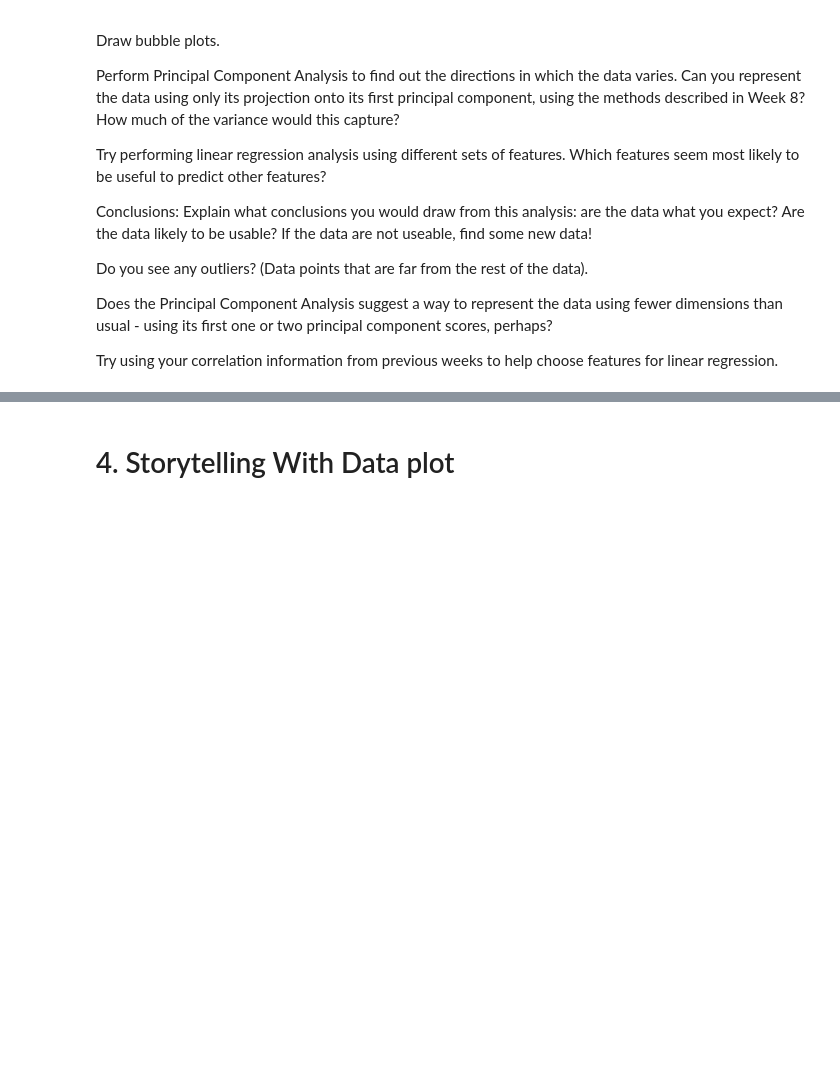
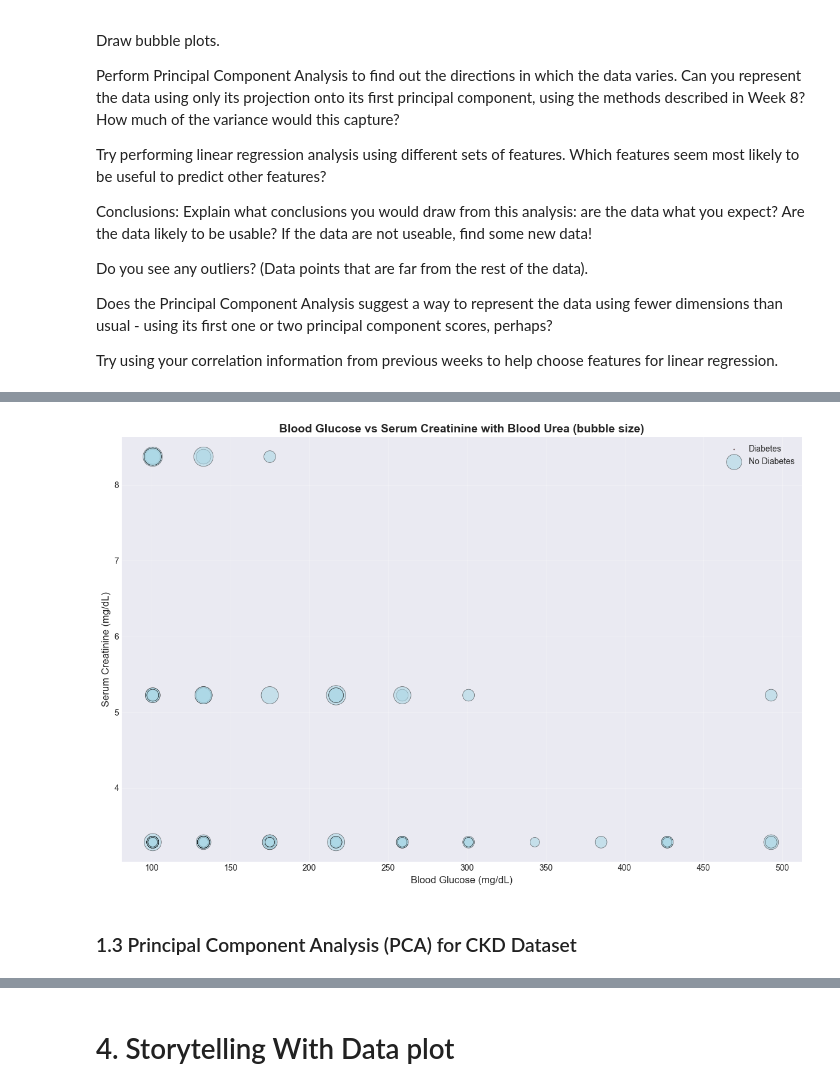
Before and after one commit to reynolkb-bu/bu-cds-dx699-2025-summer, a Jupyter notebook: notebooks/week-9/OMDS-ModB2-Week9-Reynolds-Kyle.ipynb, the cells around one changed output, grey strips where cells are left out. Cells and saved outputs as stored; diff of their text form; code cells hidden in the pictures; blank space fills up the shorter version.

```diff
--- a/notebooks/week-9/OMDS-ModB2-Week9-Reynolds-Kyle.ipynb
+++ b/notebooks/week-9/OMDS-ModB2-Week9-Reynolds-Kyle.ipynb
@@ -92,0 +274,44 @@ Try using your correlation information from previous weeks to help choose featur
+# %%
+fig, ax = plt.subplots(figsize=(12, 8))
+
+bubble_data2 = ckd_df_clean[['blood_glucose_random_numeric', 'serum_creatinine_numeric',
+                             'blood_urea_numeric', 'diabetes_mellitus']].dropna()
+
+bubble_data2 = bubble_data2[bubble_data2['serum_creatinine_numeric'] < 10]
+bubble_data2 = bubble_data2[bubble_data2['blood_urea_numeric'] < 200]
+
+bubble_data2['diabetes_binary'] = (bubble_data2['diabetes_mellitus'] == 'yes').astype(int)
+
+diabetes_yes = bubble_data2[bubble_data2['diabetes_binary'] == 1]
+diabetes_no = bubble_data2[bubble_data2['diabetes_binary'] == 0]
+
+scatter1 = ax.scatter(diabetes_yes['blood_glucose_random_numeric'],
+                     diabetes_yes['serum_creatinine_numeric'],
+                     s=diabetes_yes['blood_urea_numeric'] * 3,
+                     alpha=0.6,
+                     c='darkred',
+                     edgecolors='black',
+                     linewidth=0.5,
+                     label='Diabetes')
+
+scatter2 = ax.scatter(diabetes_no['blood_glucose_random_numeric'],
+                     diabetes_no['serum_creatinine_numeric'],
+                     s=diabetes_no['blood_urea_numeric'] * 3,
+                     alpha=0.6,
+                     c='lightblue',
+                     edgecolors='black',
+                     linewidth=0.5,
+                     label='No Diabetes')
+
+ax.set_xlabel('Blood Glucose (mg/dL)', fontsize=12)
+ax.set_ylabel('Serum Creatinine (mg/dL)', fontsize=12)
+ax.set_title('Blood Glucose vs Serum Creatinine with Blood Urea (bubble size)', fontsize=14, fontweight='bold')
+ax.legend()
+ax.grid(True, alpha=0.3)
+
+plt.tight_layout()
+plt.show()
+# %% [output]
+[figure, added]
+# %% [markdown]
+### 1.3 Principal Component Analysis (PCA) for CKD Dataset
```
Also changed, not shown: parts of 45 cells of this notebook.
